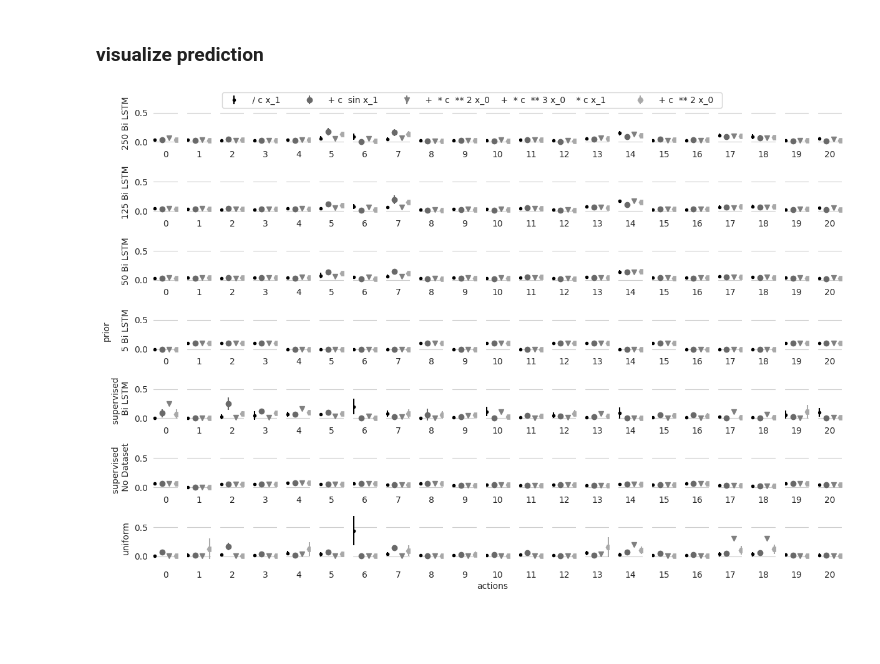
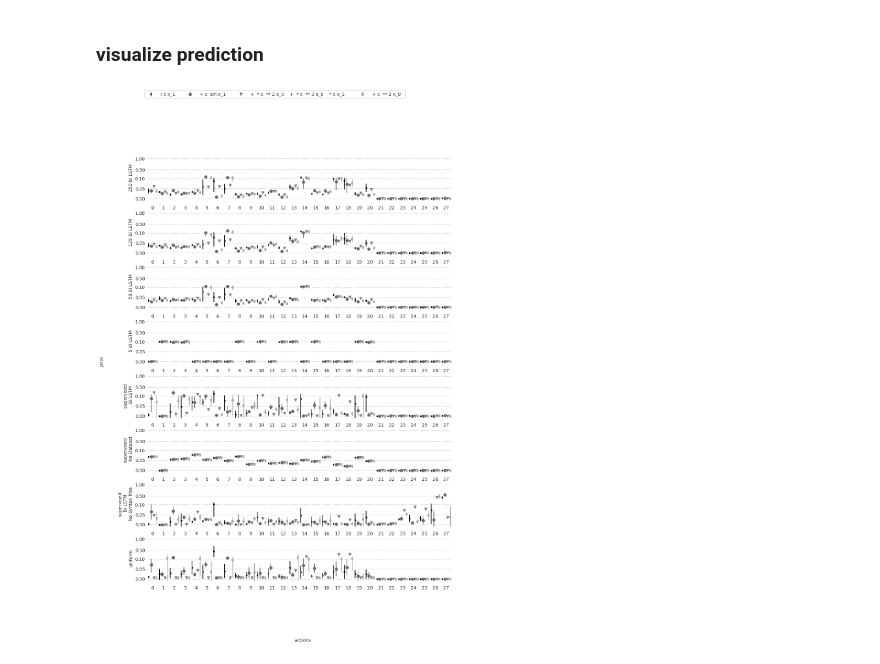
Before and after one commit to wwjbrugger/EquationFinder, a Jupyter notebook: src/analyse_experiment/plot_predictions_start_node.ipynb, the cells around one changed output. Saved outputs shown, nothing was run; the diff lists cells and outputs as text; code cells hidden in the pictures; blank space fills up the shorter version.

```diff
--- a/src/analyse_experiment/plot_predictions_start_node.ipynb
+++ b/src/analyse_experiment/plot_predictions_start_node.ipynb
@@ -16,8 +16,9 @@ paths_to_dict = [
     'priors/test_model__neural_net__data_grammar_8_run_1__Bi_LSTM_Measurement_Encoder__Transformer_Encoder_String5__Endgame__.json',
     'priors/test_model__neural_net__data_grammar_8_run_1__Bi_LSTM_Measurement_Encoder__Transformer_Encoder_Stringsupervised__Endgame__.json',
     'priors/test_model__neural_net__data_grammar_8_run_1__MeasurementEncoderDummy__Transformer_Encoder_Stringsupervised__Endgame__.json',
-        'priors/test_model__uniform.json',
-    #'priors/test_model__neural_net__data_grammar_8_run_1__Bi_LSTM_Measurement_Encoder__EquationEncoderDummysupervised__Endgame__.json',
+    'priors/test_model__neural_net__data_grammar_8_run_1__Bi_LSTM_Measurement_Encoder__EquationEncoderDummysupervised__Endgame__.json',
+    'priors/test_model__uniform.json',
+
     #'priors/test_model_token__neural_net__data_grammar_8_run_1__DatasetTransformer__Transformer_Encoder_Stringsupervised__Endgame__.json'
 ]
 y_axis_label = {
@@ -39,7 +40,16 @@ for path in paths_to_dict:
 # %% [markdown]
 ### visualize prediction
 # %%
-fig, axs = plt.subplots(len(paths_to_dict), 21, figsize=(12, len(paths_to_dict)  + 1), sharey=True, sharex=True)
+def forward(value):
+    result = np.where(value <= 0.1, value * 5, (value - 0.1) * 5 / 9 + 0.5)
+    return result
+
+
+def inverse(value):
+    return np.where(value <= 0.5, value / 5, (value - 0.5) * 9 / 5 - 0.1)
+
+
+fig, axs = plt.subplots(len(paths_to_dict), 28, figsize=(12, 2 * len(paths_to_dict) + 1), sharey=True, sharex=False)
 equations = [
     ' / c x_1 ',
     ' + c  sin x_1 ',
@@ -48,49 +58,46 @@ equations = [
 
 ]
 for row, architecture in enumerate(priors_dict):
-    for action in range(21):
+    for action in range(28):
         prior_mean = []
         prior_std = []
         for equation in equations:
             keys = list(priors_dict[architecture][equation].keys())
             prior = []
             for key in keys:
                 prior.append(priors_dict[architecture][equation][key][action])
             prior_mean.append(np.mean(prior))
             prior_std.append(np.std(prior))
-        # axs[row, action].bar(x=range(len(equations)),
-        #                      height=prior_mean,
-        #                      color=sns.color_palette("BuGn", len(equations)),
-        #                      label=equations
-        #                      )
+        axs[row, action].set_yscale('function', functions=(forward, inverse))
         for i in range(len(equations)):
-            axs[row, action].errorbar(x=i, #range(len(equations)),
+            axs[row, action].errorbar(x=i,
                                       y=prior_mean[i],
                                       yerr=prior_std[i],
                                       fmt=['.', 'o', 'v', 'H'][i],
                                       ls='none',
-                                      color= ['black', 'dimgrey', 'gray', 'darkgrey',][i],
-                                      #c=sns.color_palette("BuGn", len(equations)),
-                                      #capsize=5,
-                                       label=equations[i]
+                                      color=['black', 'dimgrey', 'gray', 'darkgrey', ][i],
+                                      label=equations[i]
                                       )
 
         x_tick_labels = axs[row, action].get_xticklabels()
         axs[row, action].set_xticklabels(['' for label in x_tick_labels])
         axs[row, action].set_xlabel(action)
         if action == 0:
             axs[row, action].set_ylabel(y_axis_label[architecture])
         axs[row, action].grid(visible=False, axis='x', which='both')
         axs[row, action].spines['top'].set_visible(False)
         axs[row, action].spines['right'].set_visible(False)
         axs[row, action].spines['bottom'].set_visible(False)
         axs[row, action].spines['left'].set_visible(False)
+        axs[row, action].set_ylim((-0.01, 1.15))
+        axs[row, action].set_yticks([0, 0.05, 0.1, 0.5, 1])
+
 fig.text(0.5, 0, 'actions')
 fig.text(0, 0.5, 'prior', rotation=90)
 handles, labels = axs[0, 0].get_legend_handles_labels()
 fig.legend(handles, labels, loc='upper center', ncol=5)
-fig.tight_layout()
+#fig.tight_layout()
 fig.savefig('priors.pdf')
 plt.show()
 # %% [output]
-[figure, old version]
+[figure, new version]
```
Also changed, not shown: 1 other file.
